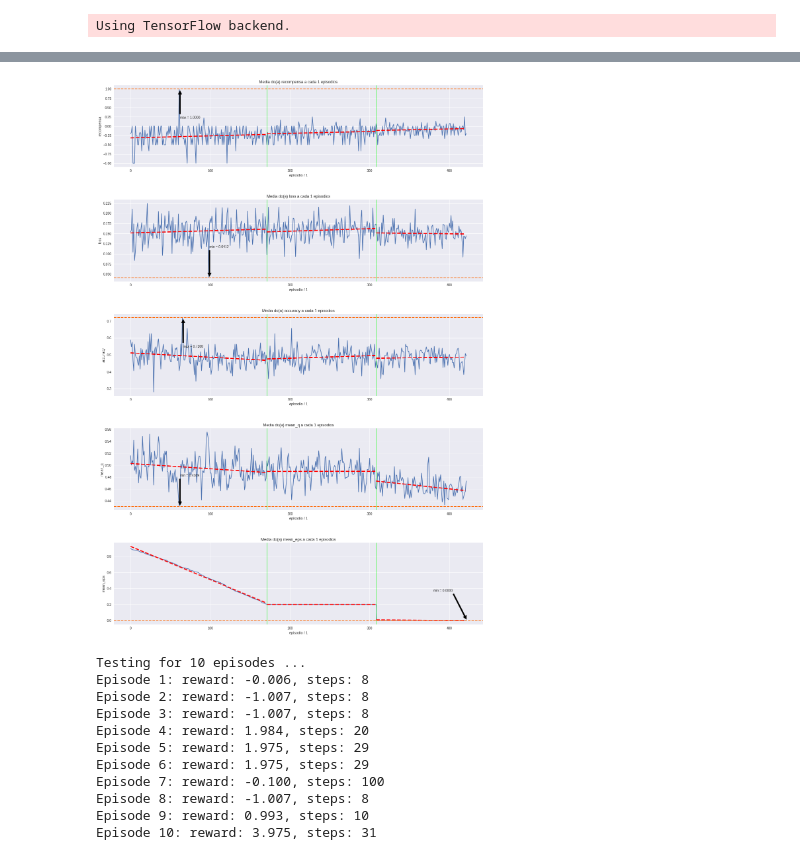
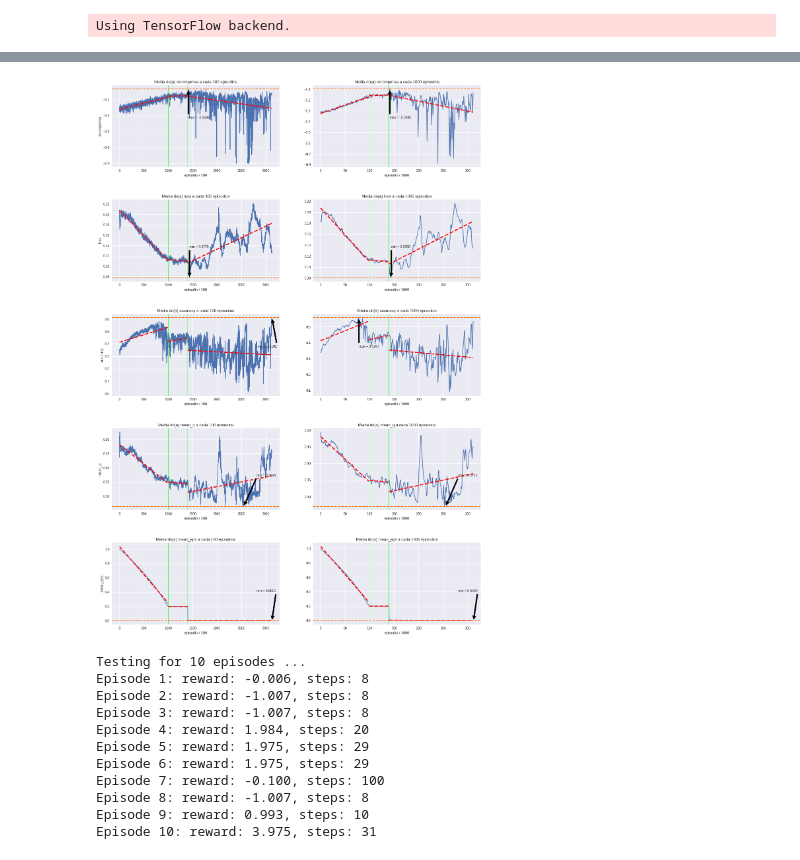
Before and after one commit to pigortekids/projetinhos, a Jupyter notebook: snake_ia/snake_ia.ipynb, the cells around one changed output, grey strips where cells are left out. Cells and saved outputs as stored; diff of their text form; code cells hidden in the pictures.

```diff
--- a/snake_ia/snake_ia.ipynb
+++ b/snake_ia/snake_ia.ipynb
@@ -251,7 +256,7 @@ plt.style.use('seaborn')
 #metrica_max = [True, True, False, True, False, False]
 nm_metricas = ['recompensa', 'loss', 'accuracy', 'mean_q', 'mean_eps']
 metrica_max = [True, False, True, False, False]
-divisores = [1] #quantidade de episodios a dividir a media
+divisores = [100, 1000] #quantidade de episodios a dividir a media
 etapas = [d['etapa'] for d in resultados_treino]
 result = [d['logs'] for d in resultados_treino]
 n_resultados = len(result)
@@ -344,48 +349,51 @@ for metrica_i in range(len(nm_metricas)):
             pular_n_episodes += result[step_inicial]['episode']
             n_episodios -= pular_n_episodes
 
+            n_episodios_divisor = int(n_episodios / divisor)
+            n_episodios_ant_divisor = int(n_episodios_ant / divisor)
+
             #linha de tendencia
-            z = np.polyfit( x_plot[ n_episodios_ant : n_episodios ], metricas_media[ n_episodios_ant : n_episodios ], 1 )
+            z = np.polyfit( x_plot[ n_episodios_ant_divisor : n_episodios_divisor ], metricas_media[ n_episodios_ant_divisor : n_episodios_divisor ], 1 )
             p = np.poly1d(z)
-            axes.plot( x_plot[ n_episodios_ant : n_episodios ], p(x_plot[ n_episodios_ant : n_episodios ]), c='#ff0000', ls="--", linewidth=3, label='tendencia etapa {}'.format(i) )
+            axes.plot( x_plot[ n_episodios_ant_divisor : n_episodios_divisor ], p(x_plot[ n_episodios_ant_divisor : n_episodios_divisor ]), c='#ff0000', ls="--", linewidth=3, label='tendencia etapa {}'.format(i) )
 
             if i < len(n_steps) - 1:
                 #linha de separacao de treinos
-                axes.axvline( x=n_episodios, c='#00ff00' , linewidth=1, label='divisor das etapas {} da {}'.format(i, i+1) )
+                axes.axvline( x=n_episodios_divisor, c='#00ff00' , linewidth=1, label='divisor das etapas {} da {}'.format(i, i+1) )
 
             n_episodios_ant = n_episodios
 
         #maximo e minimo
         if metrica_max[metrica_i]:
             #linha de maximo
             anotacao_x_max = max_metrica_media[0]
             if max_metrica_media[0] > n_steps_media_total / 2:
                 anotacao_x_max = n_steps_media_total * 0.9
             anotacao_y_max = ((max_metrica_media[1] - min_metrica_media[1]) * 0.6) + min_metrica_media[1]
             axes.axhline(max_metrica_media[1], c='#ff6600', ls='--', linewidth=2, label='maximo_1')
             axes.annotate( 'max = {:.4f}'.format(max_metrica_media[1]),
                                             xy=( max_metrica_media[0] , max_metrica_media[1] ),
                                             xytext=( anotacao_x_max , anotacao_y_max ),
                                             arrowprops=dict(facecolor='black', shrink=0.05) )
         else:
             #linha de minimo
             anotacao_x_min = min_metrica_media[0]
             if min_metrica_media[0] > n_steps_media_total / 2:
                 anotacao_x_min = n_steps_media_total * 0.9
             anotacao_y_min = ((max_metrica_media[1] - min_metrica_media[1]) * 0.4) + min_metrica_media[1]
             axes.axhline(min_metrica_media[1], c='#ff6600', ls='--', linewidth=2, label='minimo_1')
             axes.annotate( 'min = {:.4f}'.format(min_metrica_media[1]),
                                             xy=( min_metrica_media[0] , min_metrica_media[1] ),
                                             xytext=( anotacao_x_min , anotacao_y_min ),
                                             arrowprops=dict(facecolor='black', shrink=0.03) )
 
         grafico += 1
 
 fig.show()
 fig.savefig('result_{}.png'.format(tipo), bbox_inches='tight') #salva o grafico em uma foto
 fig.savefig('{0}result_{1}.png'.format( caminho_export, tipo ), bbox_inches='tight') #salva o grafico em uma foto
 # %% [output]
-[figure, old version]
+[figure, new version]
 # %%
 ambiente = SnakeEnv( 1 ) #cria o ambiente para o jogo
 
```
Also changed, not shown: parts of 2 cells of this notebook.
